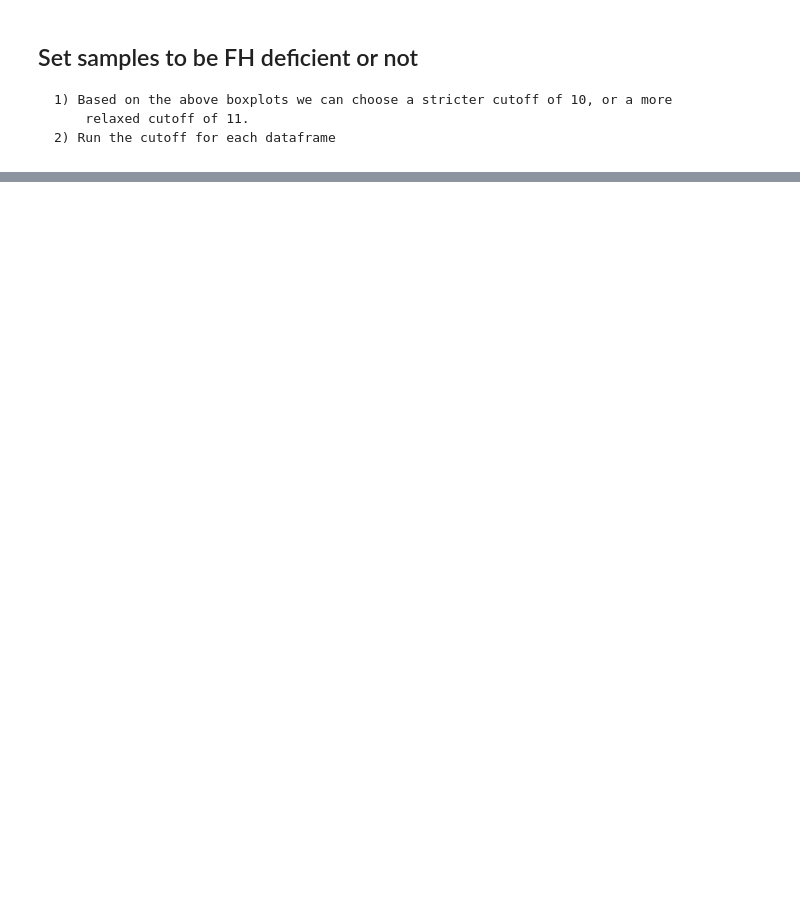
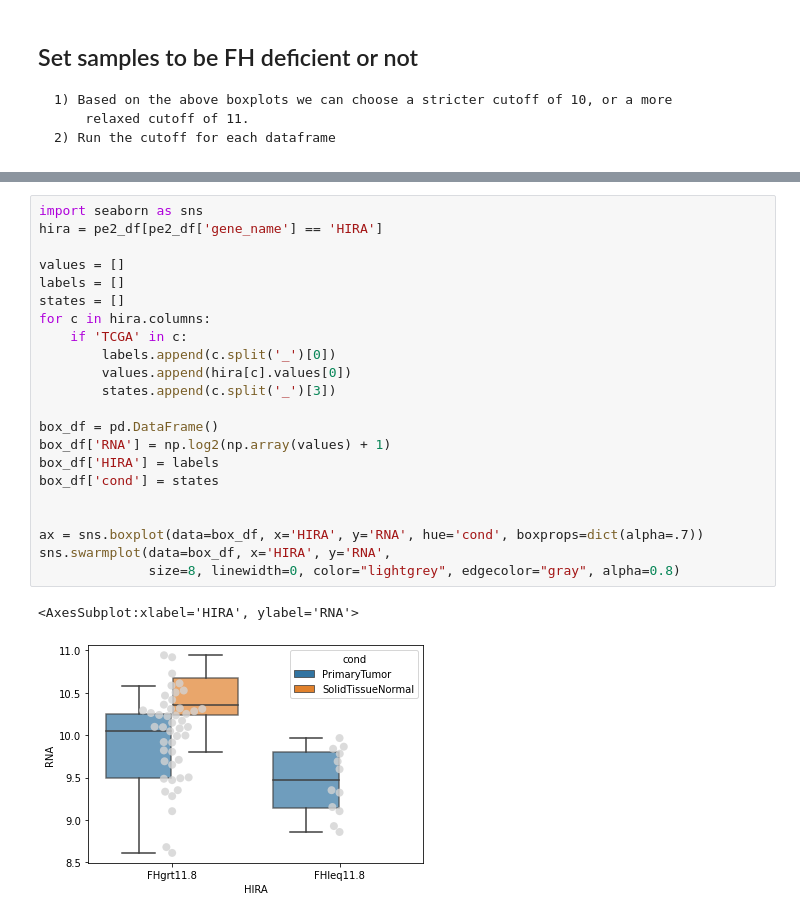
Before and after one commit to ArianeMora/KIRP_HIRA, a Jupyter notebook: KIRP_type2/KIRP_DNAMethylation.ipynb, the cells around one changed output, grey strips where cells are left out. Cells and saved outputs as stored; diff of their text form; blank space fills up the shorter version.

```diff
--- a/KIRP_type2/KIRP_DNAMethylation.ipynb
+++ b/KIRP_type2/KIRP_DNAMethylation.ipynb
@@ -697,0 +474,25 @@ PrimaryTumor v.s. SolidTissueNormal: Mann-Whitney-Wilcoxon test two-sided with B
+# %%
+import seaborn as sns
+hira = pe2_df[pe2_df['gene_name'] == 'HIRA']
+
+values = []
+labels = []
+states = []
+for c in hira.columns:
+    if 'TCGA' in c:
+        labels.append(c.split('_')[0])
+        values.append(hira[c].values[0])
+        states.append(c.split('_')[3])
+
+box_df = pd.DataFrame()
+box_df['RNA'] = np.log2(np.array(values) + 1)
+box_df['HIRA'] = labels
+box_df['cond'] = states
+
+
+ax = sns.boxplot(data=box_df, x='HIRA', y='RNA', hue='cond', boxprops=dict(alpha=.7))
+sns.swarmplot(data=box_df, x='HIRA', y='RNA',
+              size=8, linewidth=0, color="lightgrey", edgecolor="gray", alpha=0.8)
+# %% [output]
+<AxesSubplot:xlabel='HIRA', ylabel='RNA'>
+[figure, added]
```
Also changed, not shown: parts of 16 cells of this notebook, 21 other files.
